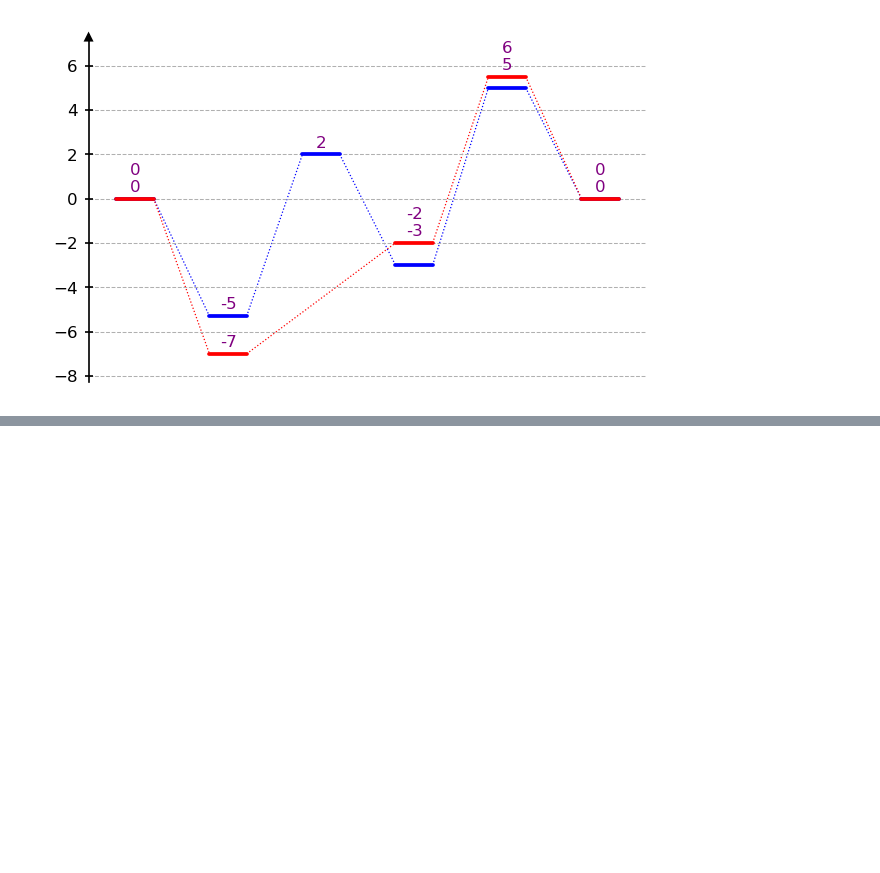
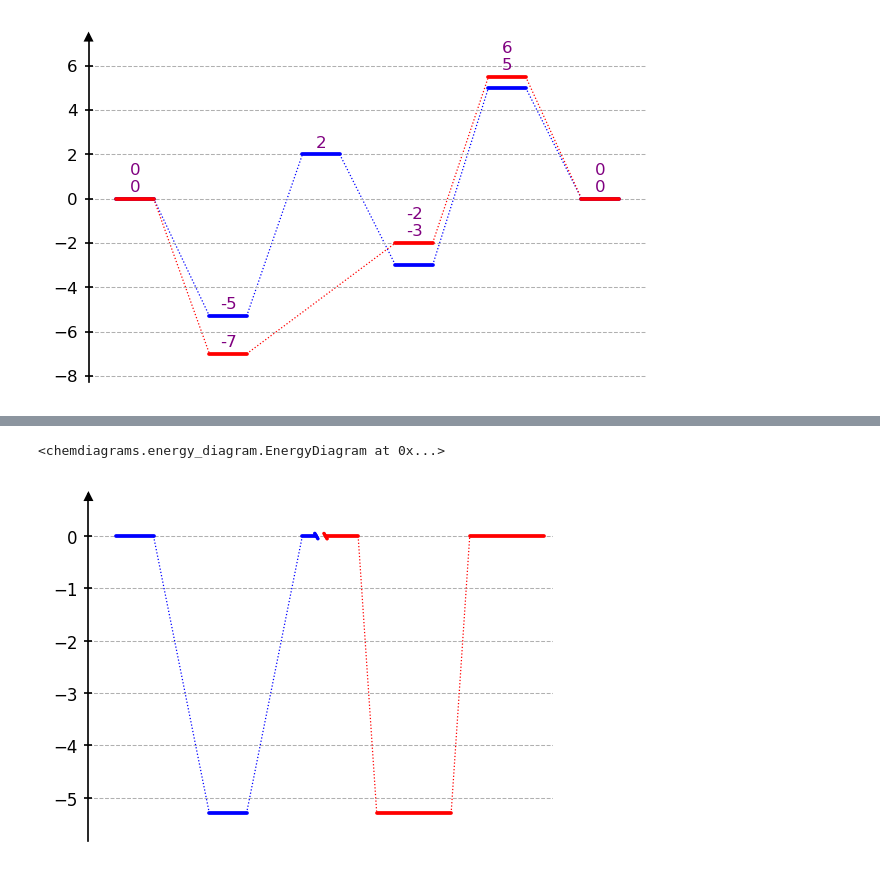
Before and after one commit to Tonner-Zech-Group/chem-diagrams, a Jupyter notebook: examples/test_use.ipynb, the cells around one changed output, grey strips where cells are left out. Drawn from its saved outputs; the diff is of its cells as text; code cells hidden in the pictures; blank space fills up the shorter version.

```diff
--- a/examples/test_use.ipynb
+++ b/examples/test_use.ipynb
@@ -343,0 +365,31 @@ dia.show()
+# %%
+from chemdiagrams import EnergyDiagram
+from chemdiagrams.templates.example_template import ExampleTemplate
+
+dia = EnergyDiagram(
+    template=ExampleTemplate()
+)
+
+dia.draw_path(
+    x_data=[0,1,2],
+    y_data=[0,-5.3,0],
+    color='blue',
+    linetypes=1, # 1 = dashes, 0 = dashes with gap
+    path_name="Reaction 1",
+)
+
+dia.draw_path(
+    x_data=[2,3,4],
+    y_data=[0,-5.3,0],
+    color='red',
+    linetypes=1, # 1 = dashes, 0 = dashes with gap
+    path_name="Reaction 2",
+    width_plateau=0.8
+)
+
+dia.merge_plateaus(
+    2, "Reaction 1", "Reaction 2",
+)
+# %% [output]
+<chemdiagrams.energy_diagram.EnergyDiagram at 0x...>
+[figure, added]
```
Also changed, not shown: parts of 1 cell of this notebook, 3 other files.
